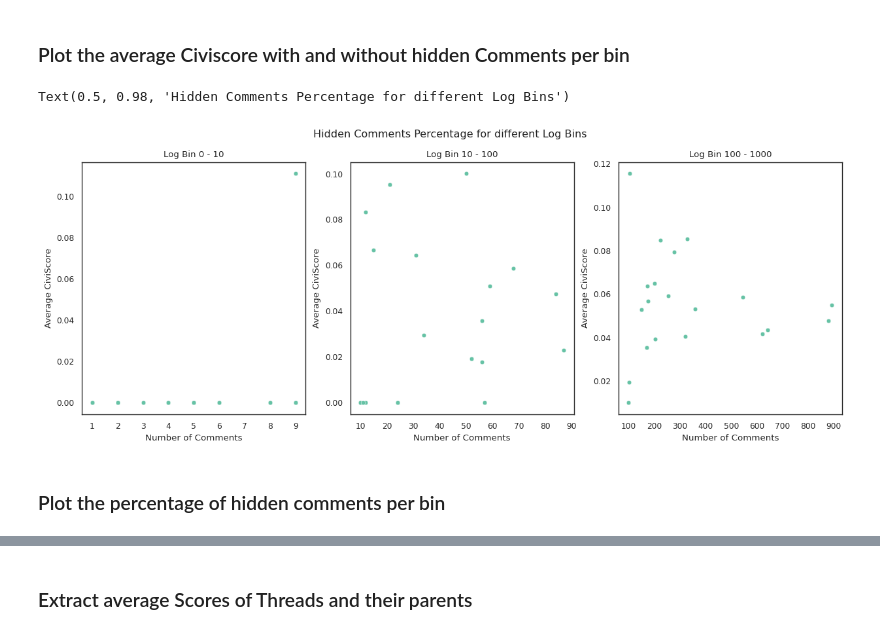
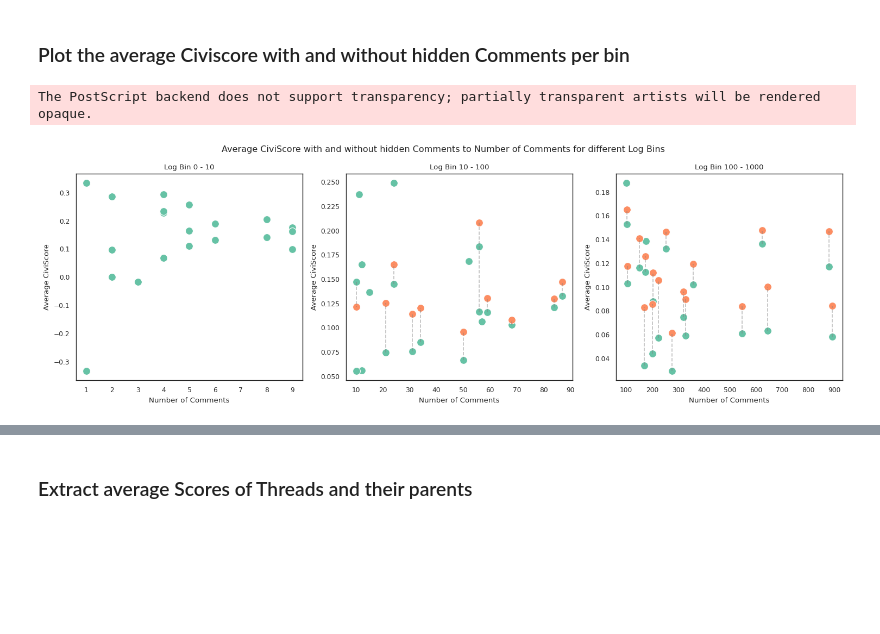
Before and after one commit to lorenzprattes/CiviRank, a Jupyter notebook: evaluation/evaluation.ipynb, the cells around one changed output, grey strips where cells are left out. Cells and saved outputs as stored; diff of their text form; code cells hidden in the pictures; blank space fills up the shorter version.

```diff
--- a/evaluation/evaluation.ipynb
+++ b/evaluation/evaluation.ipynb
@@ -95,16 +95,25 @@ In this section, we define the constants that determine the number of items to b
 # %%
 ARTICLES_TO_EVALUATE = 5
 ARTICLES_TO_OVERVIEW = 5
-AVERAGE_COMMENTS_VIEWED_ESTIMATE = 10
+AVERAGE_COMMENTS_VIEWED_ESTIMATE = 20
 CIVIRANK_SCROLL_WARNING_LIMIT = -0.2
 EXTERNAL_EVAL = True
 EVAL_BIN_SIZE = 20
-#font size for plots
 PRINT_PLOTS = True
 FIGURE_PATH = "figures/"
+TEMP_PATH = "temp/"
 utils.FIGURE_PATH = FIGURE_PATH
-sns.set_context('paper') if PRINT_PLOTS else sns.set_context('notebook')
-sns.set_theme('paper' if PRINT_PLOTS else 'notebook', 'white')
+rc = {
+  "scatter.edgecolors": "none",
+    # "font.size": 16,
+    # "axes.titlesize": 18,
+    # "axes.labelsize": 16,
+    # "xtick.labelsize": 14,
+    # "ytick.labelsize": 14,
+    # "legend.fontsize": 14,
+    }
+#sns.set_context('paper', rc=rc) if PRINT_PLOTS else sns.set_context('notebook', rc=rc)
+sns.set_theme('paper' if PRINT_PLOTS else 'notebook', 'white', rc=rc)
 custom_palette = sns.color_palette("Set2", 8)
 sns.set_palette(custom_palette)
 # %% [markdown]
@@ -398,0 +425,10 @@ Text(0.5, 0.92, 'Comparison of Reddit Rank to CiviRank')
+# %%
+fig, axs = plt.subplots(1, 3, figsize=(15, 5))
+for i, bin in enumerate(overviews):
+    sns.scatterplot(data=bin, x='comments', y='warning_proportion', ax=axs[i], s=100)
+    axs[i].set_xlabel('Number of Comments')
+    axs[i].set_ylabel('Percentage of hidden comments')
+    axs[i].set_title(f'Log Bin {i if i == 0 else "1"+"0"*i} - 10{"0"*i}')
+    axs[0].yaxis.set_major_formatter(plt.FuncFormatter(lambda x, _: f'{x:.0%}'))
+fig.suptitle('Hidden Comments Percentage for different Log Bins')
+utils.plot(PRINT_PLOTS, "warnings_per_bin", plt)
@@ -401,13 +439,23 @@ Text(0.5, 0.92, 'Comparison of Reddit Rank to CiviRank')
 # %%
 fig, axs = plt.subplots(1, 3, figsize=(15, 5))
 for i, bin in enumerate(overviews):
-    sns.scatterplot(data=bin, x='comments', y='warning_proportion', ax=axs[i])
+    sns.scatterplot(data=bin, x='comments', y='average_civiscore', ax=axs[i], s=100)
     axs[i].set_xlabel('Number of Comments')
     axs[i].set_ylabel('Average CiviScore')
     axs[i].set_title(f'Log Bin {i if i == 0 else "1"+"0"*i} - 10{"0"*i}')
-fig.suptitle('Hidden Comments Percentage for different Log Bins')
+    bin_only_containing_warnings = bin[bin["warnings"] != 0]
+    sns.scatterplot(data=bin_only_containing_warnings, x='comments', y='average_civiscore_without_warnings', ax=axs[i], s=100)
+    for _, row in bin_only_containing_warnings.iterrows():
+        # Find the corresponding row in the original dataset
+        original_row = bin[bin['comments'] == row['comments']]
+        if not original_row.empty:
+            axs[i].plot(
+                [row['comments'], row['comments']],  # X values remain the same
+                [original_row['average_civiscore'].values[0], row['average_civiscore_without_warnings']],  # Connect Y values
+                color='gray', linestyle='--', alpha=0.5
+            )
+fig.suptitle('Average CiviScore with and without hidden Comments to Number of Comments for different Log Bins')
+utils.plot(PRINT_PLOTS, "civiscore_per_bin", plt)
 # %% [output]
-Text(0.5, 0.98, 'Hidden Comments Percentage for different Log Bins')
+The PostScript backend does not support transparency; partially transparent artists will be rendered opaque.
-[figure, old version]
+[figure, new version]
-# %% [markdown]
-### Plot the percentage of hidden comments per bin
```
Also changed, not shown: parts of 20 cells of this notebook, 18 other files.
